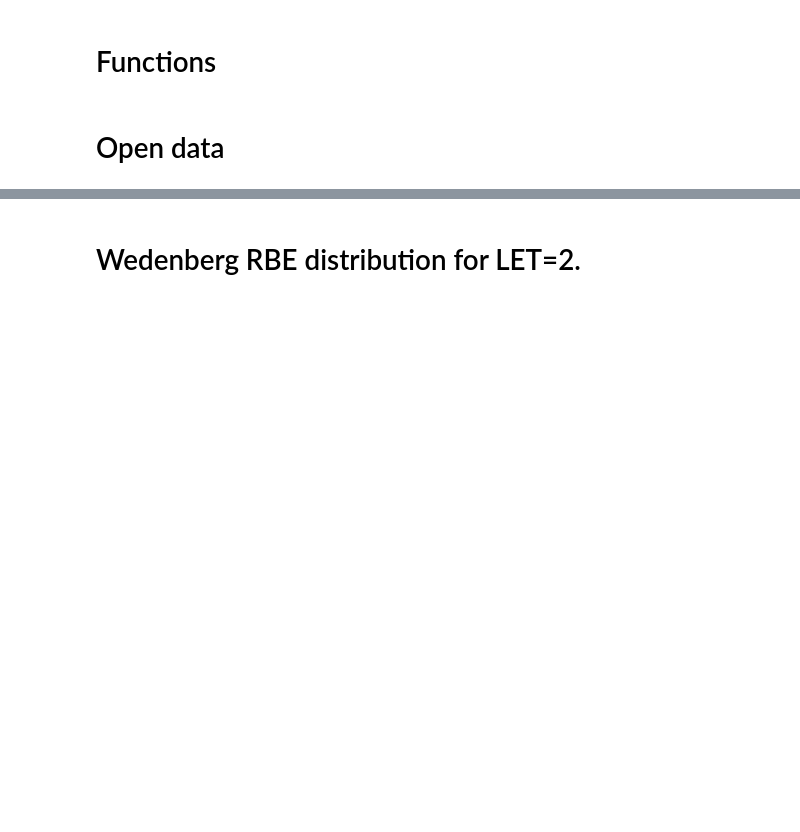
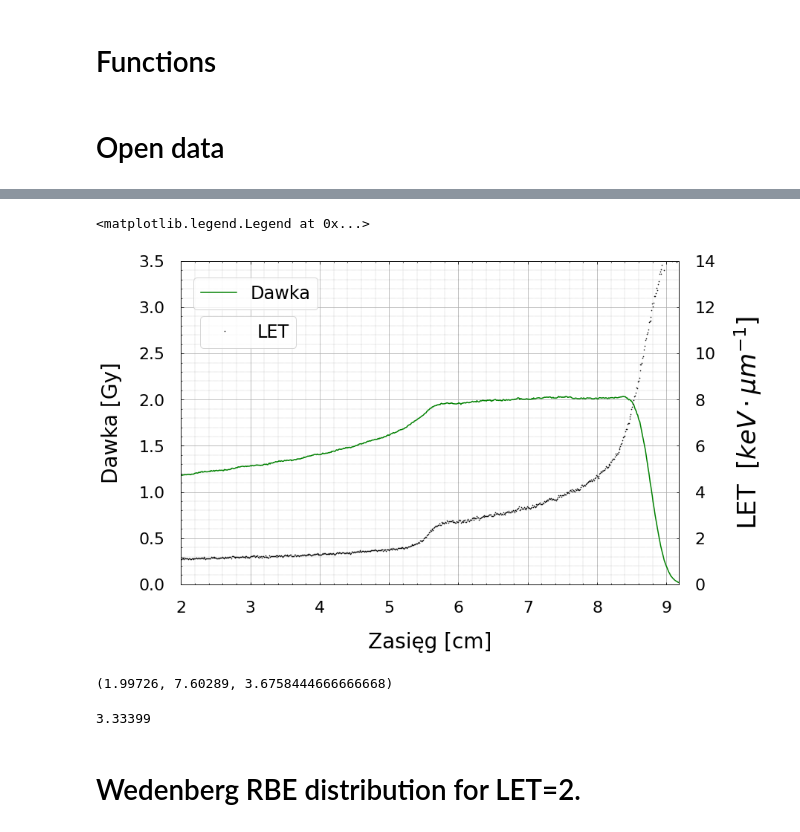
Before and after one commit to kingajelen/JelenPhD, a Jupyter notebook: 05_Dose_distribution_in_SOBP.ipynb, the cells around one changed output, grey strips where cells are left out. Drawn from its saved outputs; the diff is of its cells as text; code cells hidden in the pictures; blank space fills up the shorter version.

```diff
--- a/05_Dose_distribution_in_SOBP.ipynb
+++ b/05_Dose_distribution_in_SOBP.ipynb
@@ -115,24 +143,42 @@ ax.legend(loc="center",bbox_to_anchor=(0.4, 0.9), borderaxespad=0.,fontsize=20)
 # %%
 fig,ax = plt.subplots(figsize=[12, 8])
 
 ax2=ax.twinx()
-ax.set_xlabel("Range [cm]",size=34, labelpad = 24)
-ax.set_ylabel("Dose [Gy]",size=34, labelpad = 24)
-ax2.set_ylabel("LET "+r"$\;[keV \cdot \mu m^{-1}]$",size=34,rotation=90)
+ax.set_xlabel("Zasięg [cm]",size=28, labelpad = 22)
+ax.set_ylabel("Dawka [Gy]",size=28, labelpad = 22)
+ax2.set_ylabel("LET "+r"$\;[keV \cdot \mu m^{-1}]$",size=34,labelpad = 22,rotation=90)
 
-ax.plot(rbe.z, rbe.dose,'green',markersize=1.2, label = "SHIELD-HIT12A \nMonte Carlo simulation \nDose")
+ax.plot(rbe.z, rbe.dose,'green',markersize=1.2, label = "Dawka")
 
-ax2.plot(rbe.z, rbe.let,'k.',markersize=1.2, label = "SHIELD-HIT12A \nMonte Carlo simulation \n LET")
+ax2.plot(rbe.z, rbe.let,'k.',markersize=1.2, label = "LET")
+
+
 ax.grid()
 ax.minorticks_on()
 ax.grid(which='minor', linestyle=':', linewidth='0.2', color='k')
-ax.tick_params(axis='both', which='major', labelsize=28)
+ax.tick_params(axis='both', which='major', labelsize=22)
+ax2.tick_params(axis='both', which='major', labelsize=22)
 
-
+#ax.set_title("SHIELDHIT-12A simulation")
 ax.set_xlim(2,limit)
 ax2.set_xlim(2,limit)
-ax.set_ylim(0,3)
-ax.legend(loc="center",bbox_to_anchor=(0.25, 0.9), borderaxespad=0.,fontsize=20)
-ax2.legend(loc="center",bbox_to_anchor=(0.25, 0.7), borderaxespad=0.,fontsize=20)
+ax.set_ylim(0.,3.5)
+ax2.set_ylim(0,14)
+
+ax.legend(loc="center",bbox_to_anchor=(0.15, 0.9), borderaxespad=0.,fontsize=24)
+ax2.legend(loc="center",bbox_to_anchor=(0.135, 0.78), borderaxespad=0.,fontsize=24)
+# %% [output]
+<matplotlib.legend.Legend at 0x...>
+[figure, added]
+# %%
+#min , max and mean let in SODP
+rbe.let[(rbe.z >=5.5) & (rbe.z<=8.5)].min(),rbe.let[(rbe.z >=5.5) & (rbe.z<=8.5)].max(),rbe.let[(rbe.z >=5.5) & (rbe.z<=8.5)].mean()
+# %% [output]
+(1.99726, 7.60289, 3.6758444666666668)
+# %%
+#LET in the center of SOBP
+rbe.let[(rbe.z >=7.)][700]
+# %% [output]
+3.33399
 # %% [markdown]
 # Wedenberg RBE distribution for LET=2.
```
Also changed, not shown: parts of 40 cells of this notebook, 3 other files.
